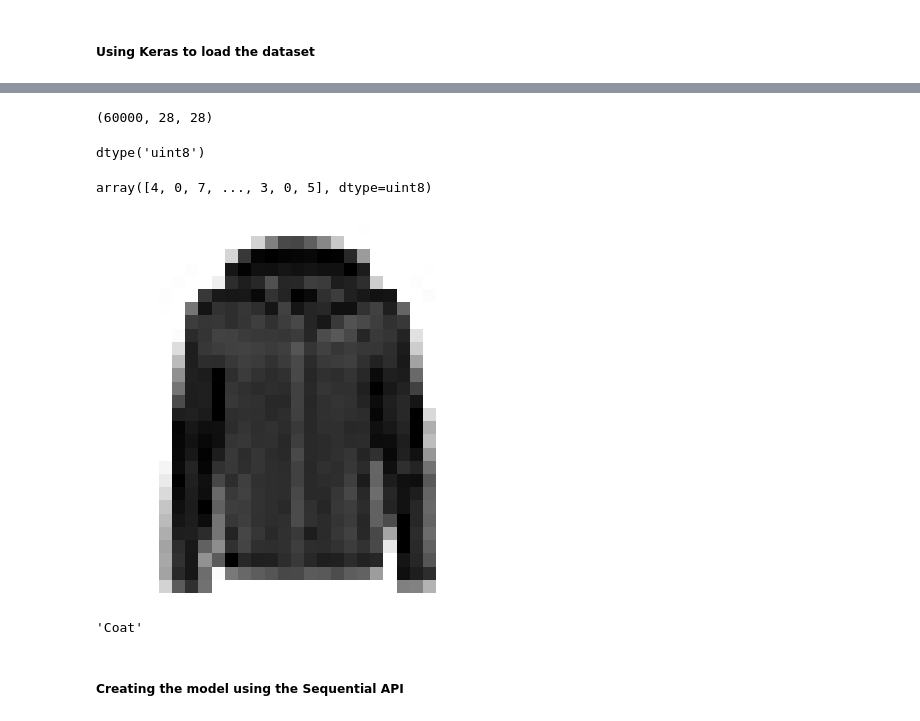
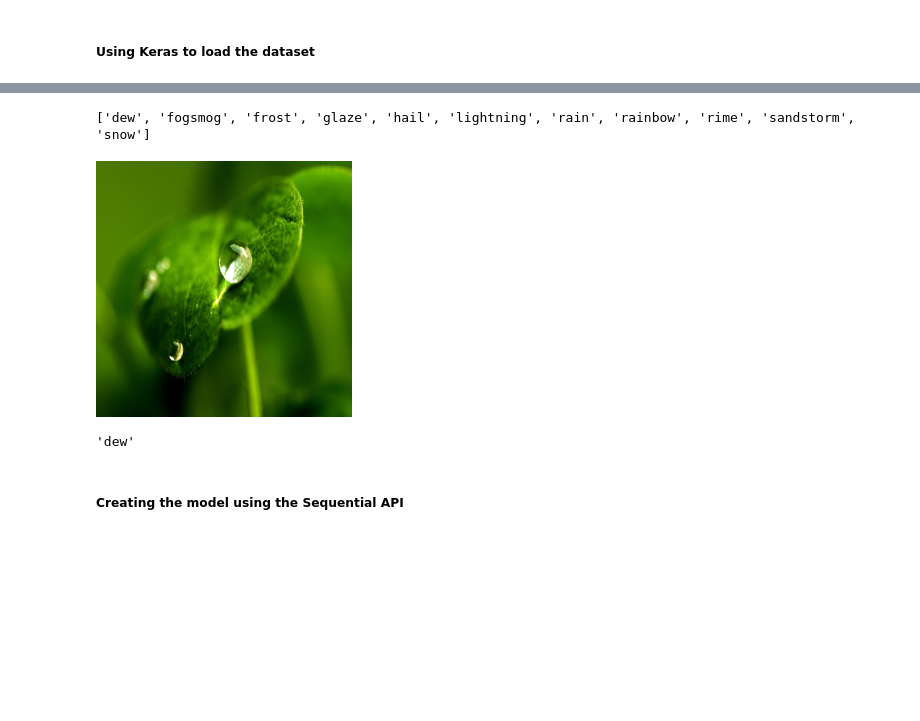
Before and after one commit to Artem259/univ4.2_ISM, a Jupyter notebook: lab9/personal_task.ipynb, the cells around one changed output, grey strips where cells are left out. Saved outputs shown, nothing was run; the diff lists cells and outputs as text; code cells hidden in the pictures; blank space fills up the shorter version.

```diff
--- a/lab9/personal_task.ipynb
+++ b/lab9/personal_task.ipynb
@@ -22,22 +26,5 @@ def read_csv_dataset(name, path=UNPACKED_DIR):
     csv_path = os.path.join(path, name + ".csv")
     return pd.read_csv(csv_path)
 
-def read_images_dataset(name, path=UNPACKED_DIR, train_split=0.75, val_split=0.15):
-    test_split = 1 - train_split - val_split
-    dataset = tf.keras.preprocessing.image_dataset_from_directory(
-        os.path.join(path, name),
-        labels='inferred',
-        label_mode='categorical',
-        color_mode="rgb",
-        batch_size=32,
-        seed=42
-    )
-    train_dataset = dataset.take(int(len(dataset) * train_split))
-    val_test_dataset = dataset.skip(int(len(dataset) * train_split))
-    val_dataset = val_test_dataset.take(int(len(val_test_dataset) * (val_split / (val_split + test_split))))
-    test_dataset = val_test_dataset.skip(int(len(val_test_dataset) * (val_split / (val_split + test_split))))
-    return train_dataset, val_dataset, test_dataset
-
-titanic_dataset = read_csv_dataset("Titanic")
-diamonds_dataset = read_csv_dataset("diamonds")
-weather_dataset = read_images_dataset("weather-image")
+titanic_ds = read_csv_dataset("Titanic")
+diamonds_ds = read_csv_dataset("diamonds")
@@ -87,5 +113,5 @@ array([0, 1, 1, 1, 0], dtype=int64)
 # %%
 from tensorflow import keras
 
-fashion_mnist = keras.datasets.fashion_mnist
-(X_train_full, y_train_full), (X_test, y_test) = fashion_mnist.load_data()
+train_ds, valid_ds, test_ds, class_names = weather_ds
+images_path = pathlib.Path(UNPACKED_DIR, "weather-image")
@@ -92,8 +123,4 @@ fashion_mnist = keras.datasets.fashion_mnist
 # %%
-X_train_full.shape
+print(class_names)
 # %% [output]
-(60000, 28, 28)
+['dew', 'fogsmog', 'frost', 'glaze', 'hail', 'lightning', 'rain', 'rainbow', 'rime', 'sandstorm', 'snow']
-# %%
-X_train_full.dtype
-# %% [output]
-dtype('uint8')
@@ -104,19 +127,10 @@ X_test = X_test / 255.
-# %%
-y_train
-# %% [output]
-array([4, 0, 7, ..., 3, 0, 5], dtype=uint8)
-# %%
-class_names = ["T-shirt/top", "Trouser", "Pullover", "Dress", "Coat", "Sandal", "Shirt", "Sneaker", "Bag", "Ankle boot"]
 # %%
-from matplotlib import pyplot as plt
-
-plt.imshow(X_train[0], cmap="binary")
-plt.axis('off')
-plt.show()
-class_names[y_train[0]]
+image = PIL.Image.open(next(images_path.glob(class_names[0] + "/*"))).resize((image_size, image_size))
+display(image)
+class_names[0]
 # %% [output]
-[figure, old version]
+[figure, new version]
-'Coat'
+'dew'
 # %% [markdown]
 ##### Creating the model using the Sequential API
 # %%
```
Also changed, not shown: parts of 40 cells of this notebook, 1 other file.
